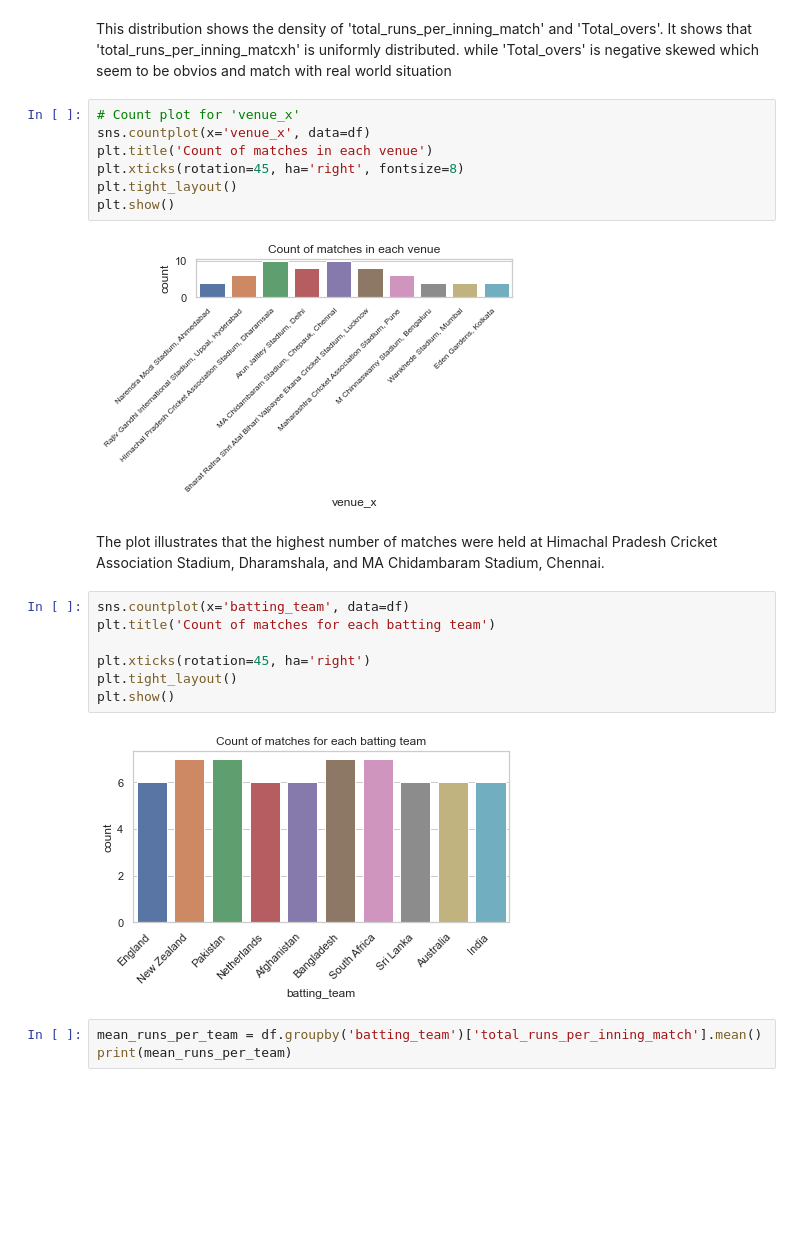
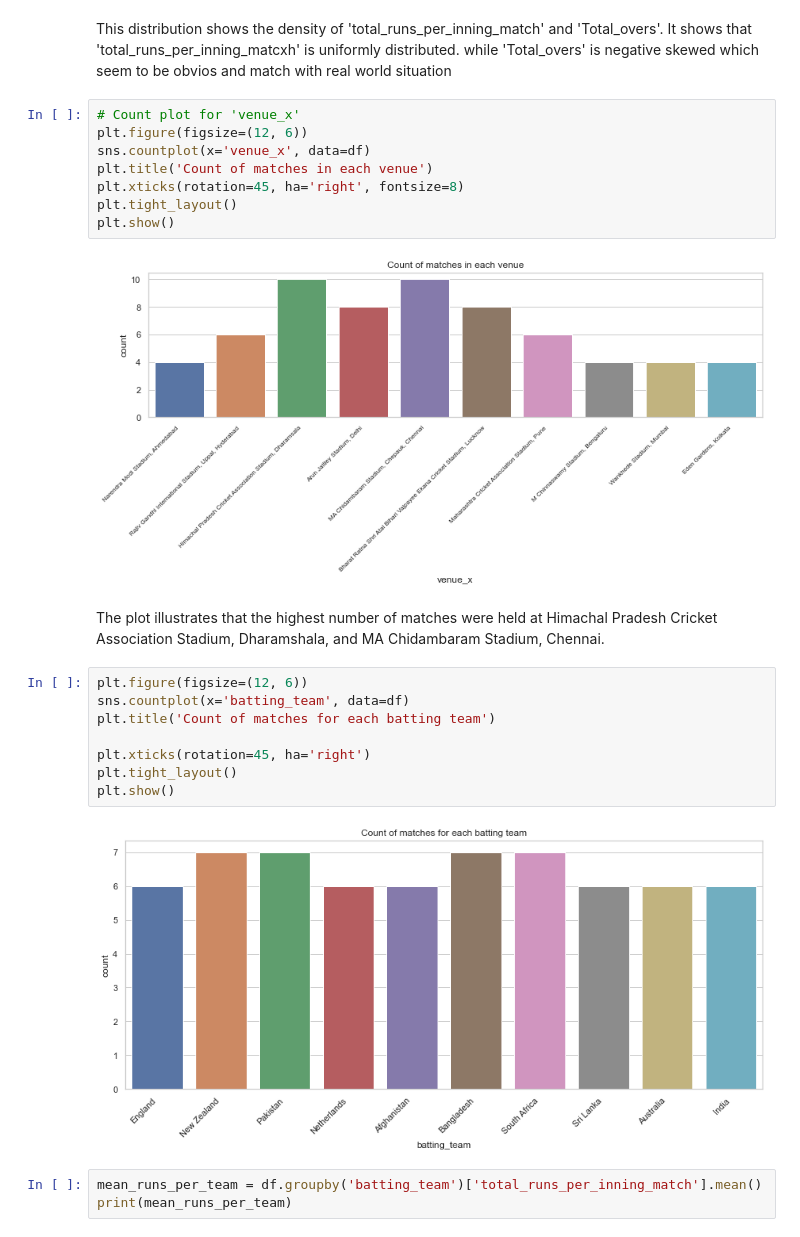
Before and after one commit to NancyPatel11/Data-Mining-Course-Project-3, a Jupyter notebook: code_files/total_run_prediction_inning_1.ipynb, the cells around one changed output. Drawn from its saved outputs; the diff is of its cells as text; blank space fills up the shorter version.

```diff
--- a/code_files/total_run_prediction_inning_1.ipynb
+++ b/code_files/total_run_prediction_inning_1.ipynb
@@ -185,16 +185,18 @@ plt.show()
 This distribution shows the density of 'total_runs_per_inning_match' and 'Total_overs'. It shows that 'total_runs_per_inning_matcxh' is uniformly distributed. while 'Total_overs' is negative skewed which seem to be obvios and match with real world situation
 # %%
 # Count plot for 'venue_x'
+plt.figure(figsize=(12, 6))
 sns.countplot(x='venue_x', data=df)
 plt.title('Count of matches in each venue')
 plt.xticks(rotation=45, ha='right', fontsize=8)
 plt.tight_layout()
 plt.show()
 # %% [output]
-[figure, old version]
+[figure, new version]
 # %% [markdown]
 The plot illustrates that the highest number of matches were held at Himachal Pradesh Cricket Association Stadium, Dharamshala, and MA Chidambaram Stadium, Chennai.
 # %%
+plt.figure(figsize=(12, 6))
 sns.countplot(x='batting_team', data=df)
 plt.title('Count of matches for each batting team')
 
@@ -202,7 +204,7 @@ plt.xticks(rotation=45, ha='right')
 plt.tight_layout()
 plt.show()
 # %% [output]
-[figure, old version]
+[figure, new version]
 # %%
 mean_runs_per_team = df.groupby('batting_team')['total_runs_per_inning_match'].mean()
 print(mean_runs_per_team)
```
Also changed, not shown: parts of 2 cells of this notebook, 1 other file.
